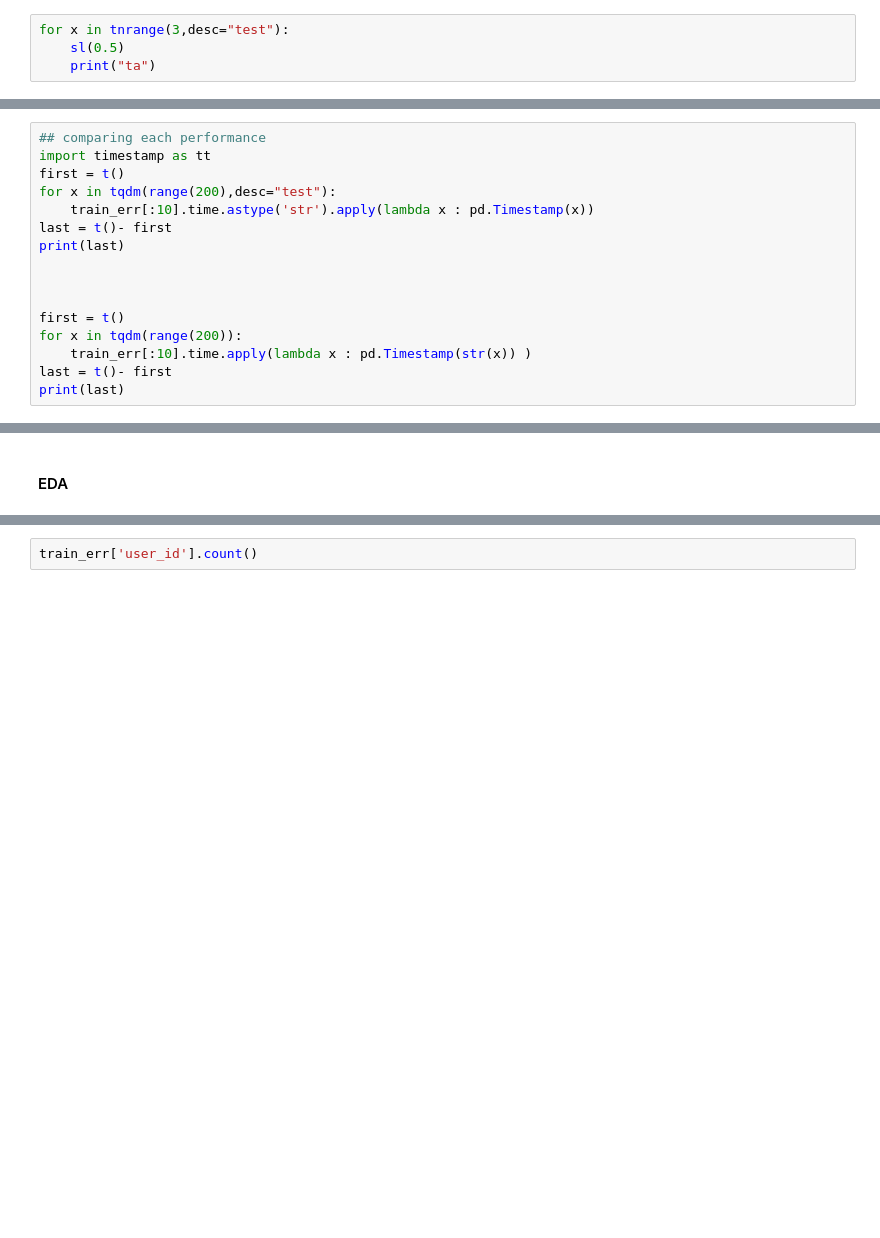
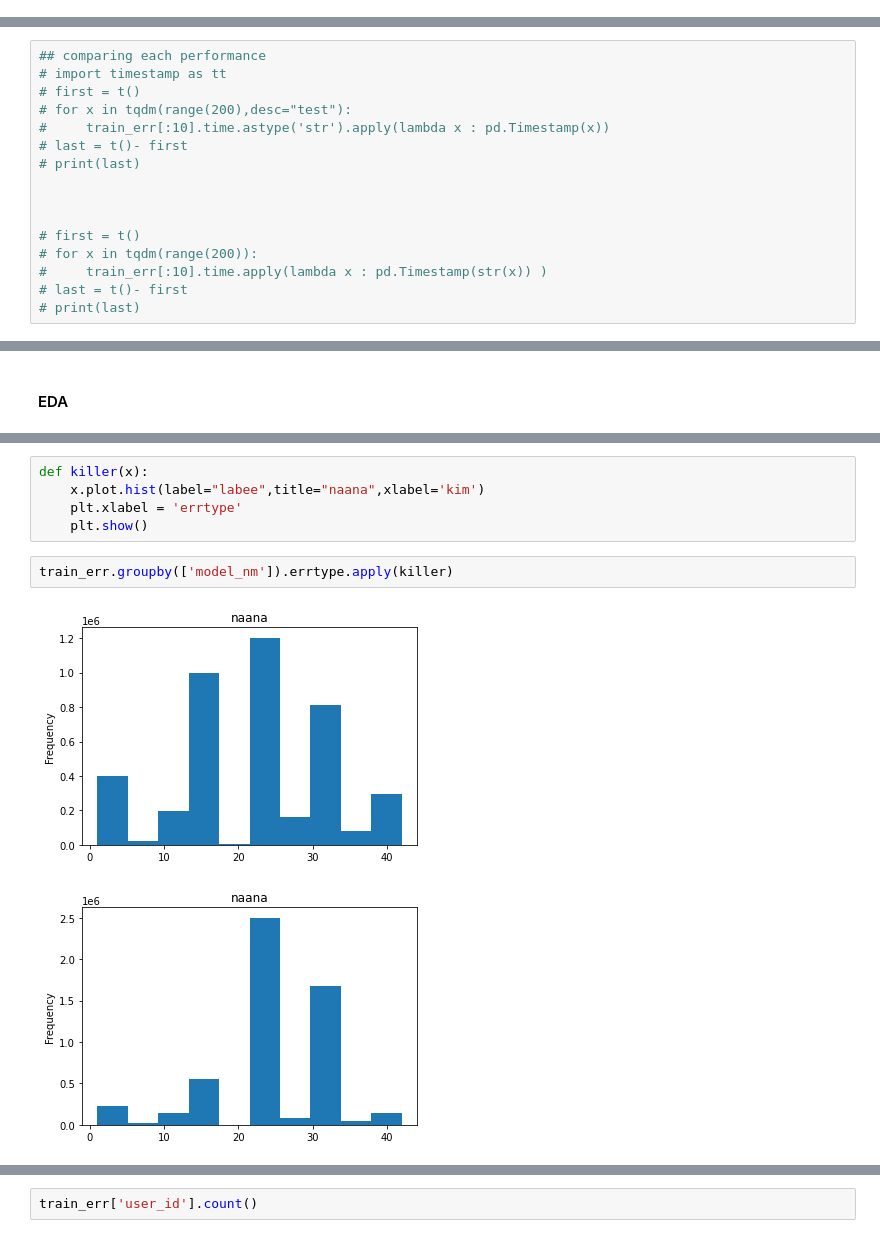
Before and after one commit to yg-renaissance/user-inconvenience-prediction, a Jupyter notebook: epsilon_eda.ipynb, the cells around one changed output, grey strips where cells are left out. Drawn from its saved outputs; the diff is of its cells as text; blank space fills up the shorter version.

```diff
--- a/epsilon_eda.ipynb
+++ b/epsilon_eda.ipynb
@@ -67,7 +96,3 @@ def string2num(x):
 from time import sleep as sl
 # %%
 from tqdm import tnrange
-# %%
-for x in tnrange(3,desc="test"):
-    sl(0.5)
-    print("ta")
@@ -105,17 +124,17 @@ Timestamp('2020-11-30 17:26:25')
 # %%
 ## comparing each performance
-import timestamp as tt
-first = t()
-for x in tqdm(range(200),desc="test"):
-    train_err[:10].time.astype('str').apply(lambda x : pd.Timestamp(x))
-last = t()- first
-print(last)
+# import timestamp as tt
+# first = t()
+# for x in tqdm(range(200),desc="test"):
+#     train_err[:10].time.astype('str').apply(lambda x : pd.Timestamp(x))
+# last = t()- first
+# print(last)
 
 
 
-first = t()
-for x in tqdm(range(200)):
-    train_err[:10].time.apply(lambda x : pd.Timestamp(str(x)) )
-last = t()- first
-print(last)
+# first = t()
+# for x in tqdm(range(200)):
+#     train_err[:10].time.apply(lambda x : pd.Timestamp(str(x)) )
+# last = t()- first
+# print(last)
 # %%
@@ -133,0 +368,10 @@ train_qual['datetime'] = pd.to_datetime(train_qual.time.astype('str'),format='%Y
+# %%
+def killer(x):
+    x.plot.hist(label="labee",title="naana",xlabel='kim')
+    plt.xlabel = 'errtype'
+    plt.show()
+# %%
+train_err.groupby(['model_nm']).errtype.apply(killer)
+# %% [output]
+[figure, added]
+[figure, added]
```
Also changed, not shown: parts of 36 cells of this notebook.
